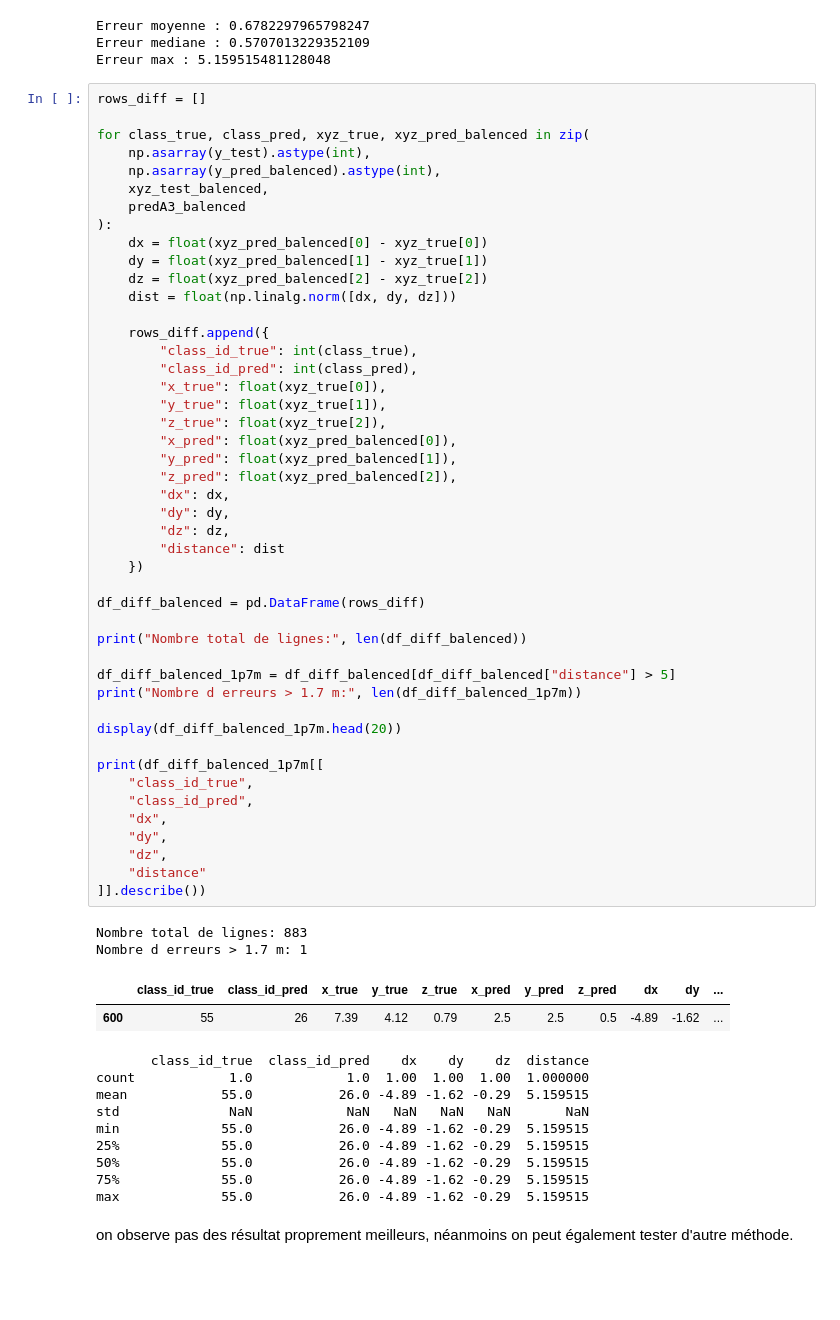
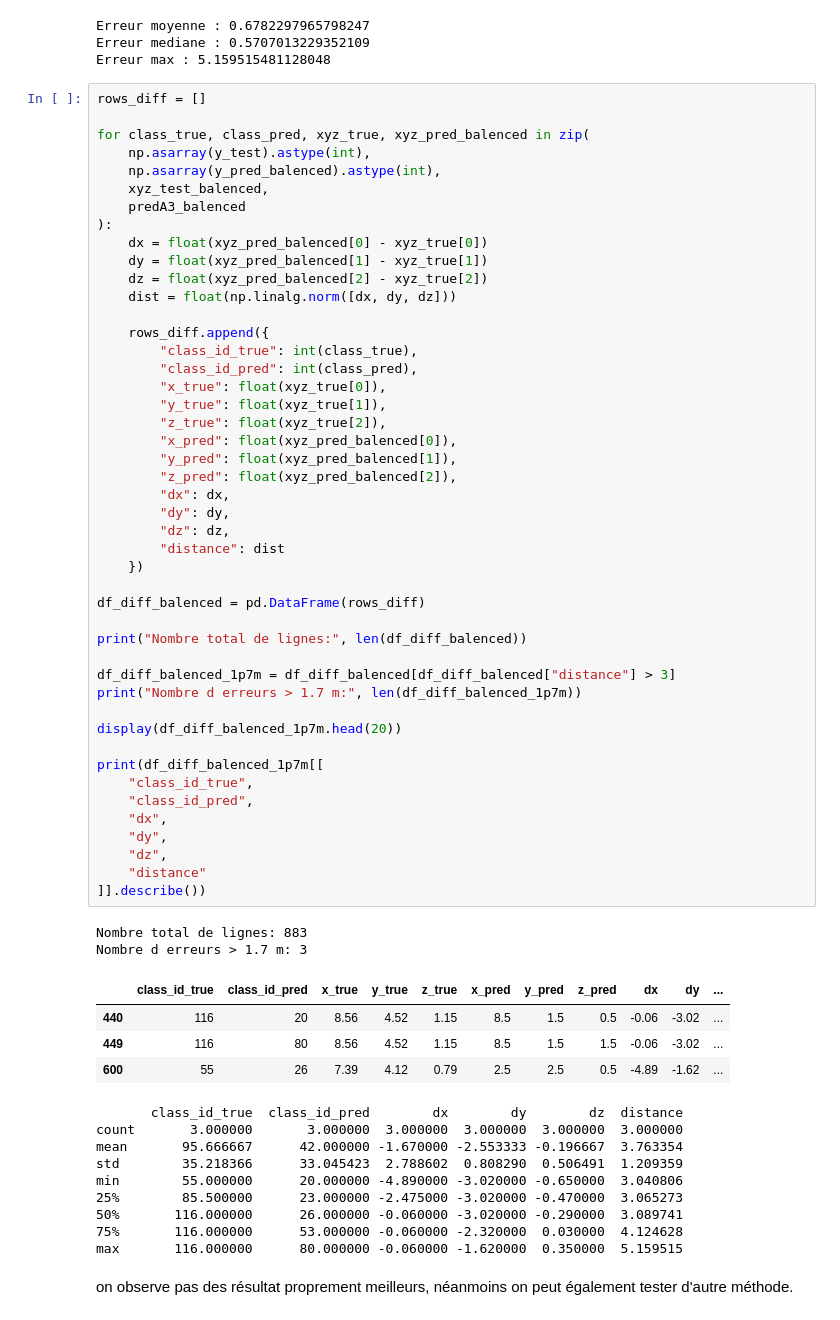
Before and after one commit to ryane-sididris/rfid-3d-localization, a Jupyter notebook: Notebook 1.ipynb, the cells around one changed output. Cells and saved outputs as stored; diff of their text form; blank space fills up the shorter version.

```diff
--- a/Notebook 1.ipynb
+++ b/Notebook 1.ipynb
@@ -566,45 +575,47 @@ for class_true, class_pred, xyz_true, xyz_pred_balenced in zip(
         "y_true": float(xyz_true[1]),
         "z_true": float(xyz_true[2]),
         "x_pred": float(xyz_pred_balenced[0]),
         "y_pred": float(xyz_pred_balenced[1]),
         "z_pred": float(xyz_pred_balenced[2]),
         "dx": dx,
         "dy": dy,
         "dz": dz,
         "distance": dist
     })
 
 df_diff_balenced = pd.DataFrame(rows_diff)
 
 print("Nombre total de lignes:", len(df_diff_balenced))
 
-df_diff_balenced_1p7m = df_diff_balenced[df_diff_balenced["distance"] > 5]
+df_diff_balenced_1p7m = df_diff_balenced[df_diff_balenced["distance"] > 3]
 print("Nombre d erreurs > 1.7 m:", len(df_diff_balenced_1p7m))
 
 display(df_diff_balenced_1p7m.head(20))
 
 print(df_diff_balenced_1p7m[[
     "class_id_true",
     "class_id_pred",
     "dx",
     "dy",
     "dz",
     "distance"
 ]].describe())
 # %% [output]
 Nombre total de lignes: 883
-Nombre d erreurs > 1.7 m: 1
+Nombre d erreurs > 1.7 m: 3
 |  | class_id_true | class_id_pred | x_true | y_true | z_true | x_pred | y_pred | z_pred | dx | dy | ... |
+| 440 | 116 | 20 | 8.56 | 4.52 | 1.15 | 8.5 | 1.5 | 0.5 | -0.06 | -3.02 | ... |
+| 449 | 116 | 80 | 8.56 | 4.52 | 1.15 | 8.5 | 1.5 | 1.5 | -0.06 | -3.02 | ... |
 | 600 | 55 | 26 | 7.39 | 4.12 | 0.79 | 2.5 | 2.5 | 0.5 | -4.89 | -1.62 | ... |
-       class_id_true  class_id_pred    dx    dy    dz  distance
-count            1.0            1.0  1.00  1.00  1.00  1.000000
-mean            55.0           26.0 -4.89 -1.62 -0.29  5.159515
-std              NaN            NaN   NaN   NaN   NaN       NaN
-min             55.0           26.0 -4.89 -1.62 -0.29  5.159515
-25%             55.0           26.0 -4.89 -1.62 -0.29  5.159515
-50%             55.0           26.0 -4.89 -1.62 -0.29  5.159515
-75%             55.0           26.0 -4.89 -1.62 -0.29  5.159515
-max             55.0           26.0 -4.89 -1.62 -0.29  5.159515
+       class_id_true  class_id_pred        dx        dy        dz  distance
+count       3.000000       3.000000  3.000000  3.000000  3.000000  3.000000
+mean       95.666667      42.000000 -1.670000 -2.553333 -0.196667  3.763354
+std        35.218366      33.045423  2.788602  0.808290  0.506491  1.209359
+min        55.000000      20.000000 -4.890000 -3.020000 -0.650000  3.040806
+25%        85.500000      23.000000 -2.475000 -3.020000 -0.470000  3.065273
+50%       116.000000      26.000000 -0.060000 -3.020000 -0.290000  3.089741
+75%       116.000000      53.000000 -0.060000 -2.320000  0.030000  4.124628
+max       116.000000      80.000000 -0.060000 -1.620000  0.350000  5.159515
 # %% [markdown]
 on observe pas des résultat proprement meilleurs, néanmoins on peut également tester d'autre méthode.
 # %% [markdown]
```
Also changed, not shown: parts of 23 cells of this notebook.
